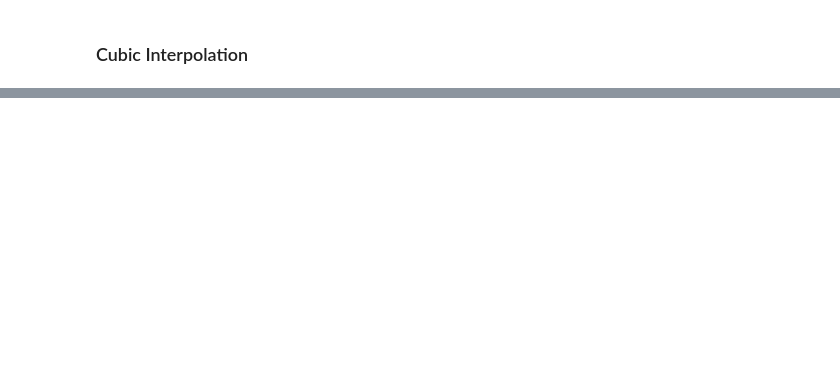
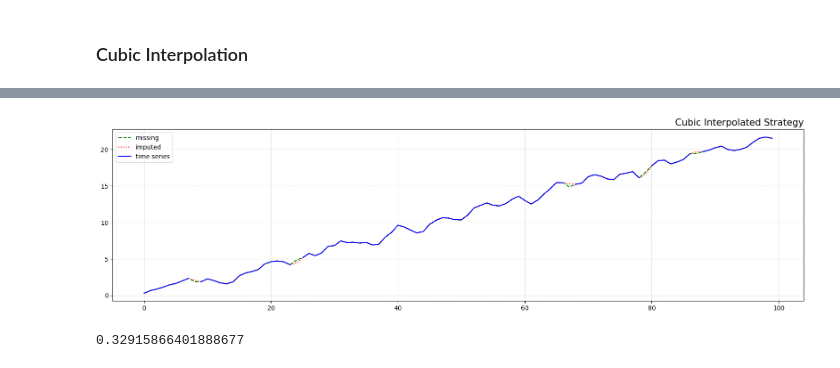
Before and after one commit to talhajamal11/mathematical_modelling, a Jupyter notebook: src/Time Series/interpolation_extrapolation.ipynb, the cells around one changed output, grey strips where cells are left out. Saved outputs shown, nothing was run; the diff lists cells and outputs as text; code cells hidden in the pictures; blank space fills up the shorter version.

```diff
--- a/src/Time Series/interpolation_extrapolation.ipynb
+++ b/src/Time Series/interpolation_extrapolation.ipynb
@@ -142,0 +165,8 @@ print(bfill_imputed_rmse)
+# %%
+cubic_imputed = missing_time_series.interpolate(method='cubic')
+show_imputation(cubic_imputed, title="Cubic Interpolated Strategy")
+cubic_rmse = get_rmse(cubic_imputed)
+print(cubic_rmse)
+# %% [output]
+[figure, added]
+0.32915866401888677
```
Also changed, not shown: parts of 11 cells of this notebook.
